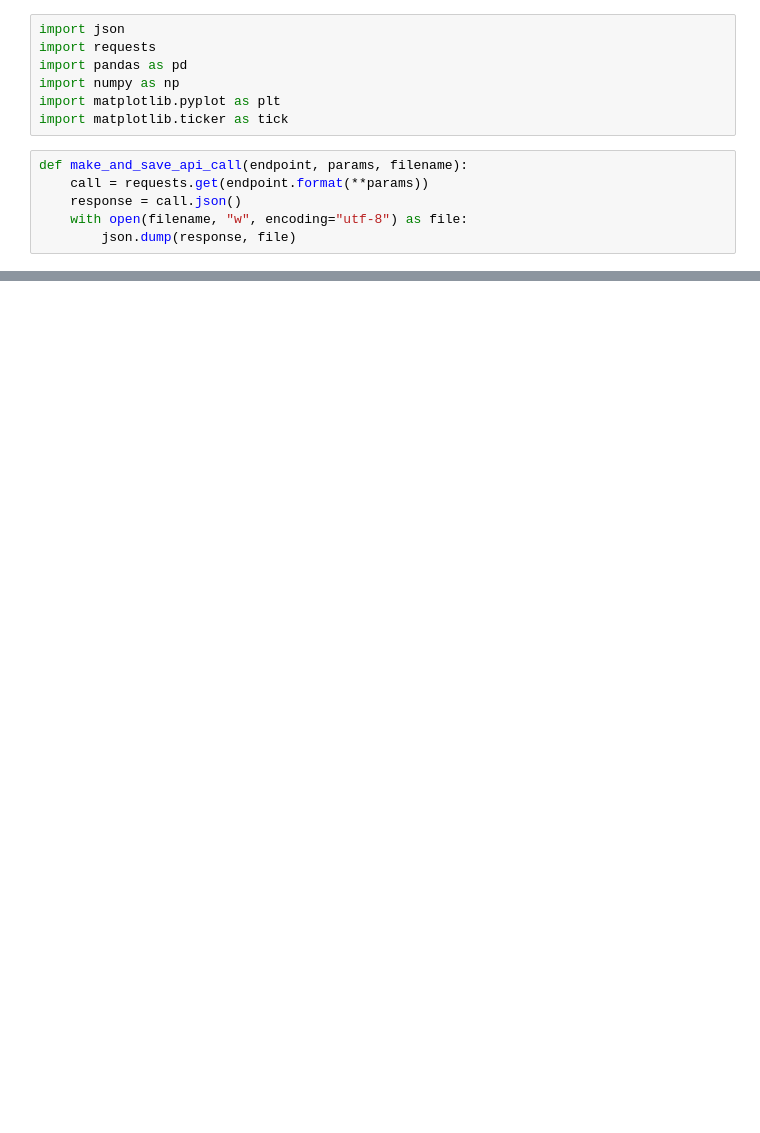
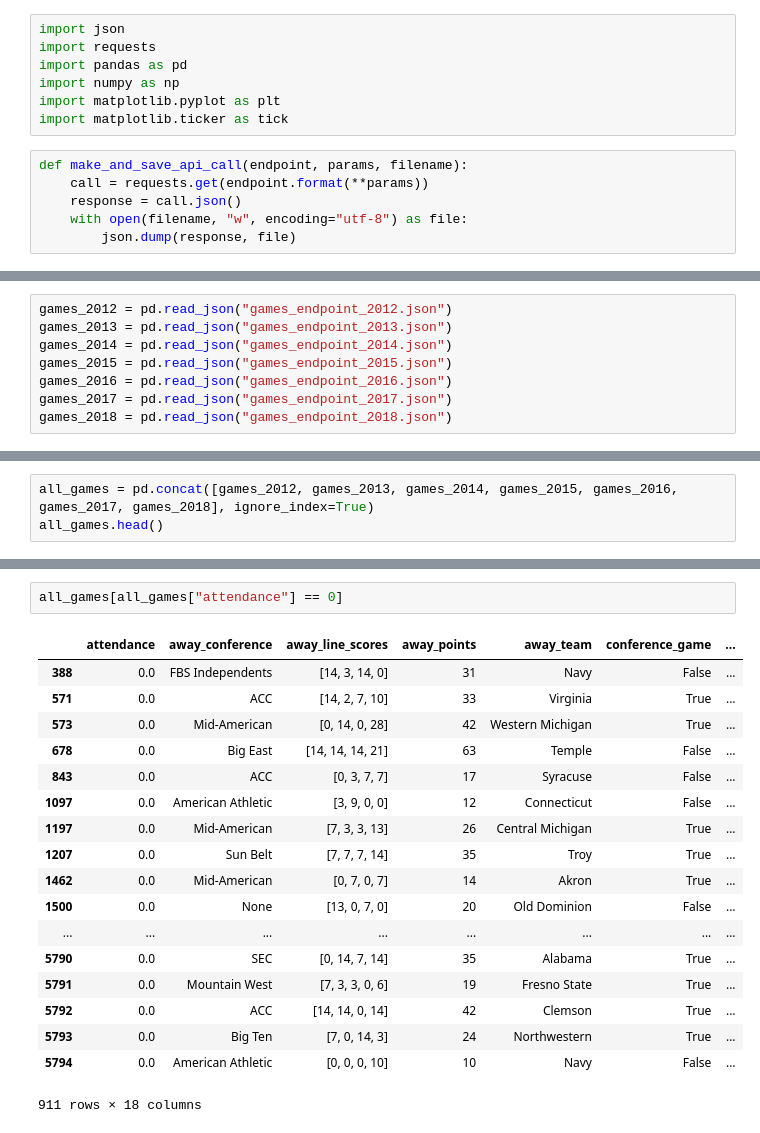
Before and after one commit to TaraWilson17/data512, a Jupyter notebook: final_project/data_collection.ipynb, the cells around one changed output, grey strips where cells are left out. Drawn from its saved outputs; the diff is of its cells as text; blank space fills up the shorter version.

```diff
--- a/final_project/data_collection.ipynb
+++ b/final_project/data_collection.ipynb
@@ -53,0 +26,8 @@ pageviews_mobile_app_df["pageview_mobile_views"] = count
+# %%
+games_2012 = pd.read_json("games_endpoint_2012.json")
+games_2013 = pd.read_json("games_endpoint_2013.json")
+games_2014 = pd.read_json("games_endpoint_2014.json")
+games_2015 = pd.read_json("games_endpoint_2015.json")
+games_2016 = pd.read_json("games_endpoint_2016.json")
+games_2017 = pd.read_json("games_endpoint_2017.json")
+games_2018 = pd.read_json("games_endpoint_2018.json")
@@ -53,0 +55,3 @@ pageviews_mobile_app_df["pageview_mobile_views"] = count
+# %%
+all_games = pd.concat([games_2012, games_2013, games_2014, games_2015, games_2016, games_2017, games_2018], ignore_index=True)
+all_games.head()
@@ -53,0 +65,21 @@ pageviews_mobile_app_df["pageview_mobile_views"] = count
+# %%
+all_games[all_games["attendance"] == 0]
+# %% [output]
+|  | attendance | away_conference | away_line_scores | away_points | away_team | conference_game | ... |
+| 388 | 0.0 | FBS Independents | [14, 3, 14, 0] | 31 | Navy | False | ... |
+| 571 | 0.0 | ACC | [14, 2, 7, 10] | 33 | Virginia | True | ... |
+| 573 | 0.0 | Mid-American | [0, 14, 0, 28] | 42 | Western Michigan | True | ... |
+| 678 | 0.0 | Big East | [14, 14, 14, 21] | 63 | Temple | False | ... |
+| 843 | 0.0 | ACC | [0, 3, 7, 7] | 17 | Syracuse | False | ... |
+| 1097 | 0.0 | American Athletic | [3, 9, 0, 0] | 12 | Connecticut | False | ... |
+| 1197 | 0.0 | Mid-American | [7, 3, 3, 13] | 26 | Central Michigan | True | ... |
+| 1207 | 0.0 | Sun Belt | [7, 7, 7, 14] | 35 | Troy | True | ... |
+| 1462 | 0.0 | Mid-American | [0, 7, 0, 7] | 14 | Akron | True | ... |
+| 1500 | 0.0 | None | [13, 0, 7, 0] | 20 | Old Dominion | False | ... |
+| ... | ... | ... | ... | ... | ... | ... | ... |
+| 5790 | 0.0 | SEC | [0, 14, 7, 14] | 35 | Alabama | True | ... |
+| 5791 | 0.0 | Mountain West | [7, 3, 3, 0, 6] | 19 | Fresno State | True | ... |
+| 5792 | 0.0 | ACC | [14, 14, 0, 14] | 42 | Clemson | True | ... |
+| 5793 | 0.0 | Big Ten | [7, 0, 14, 3] | 24 | Northwestern | True | ... |
+| 5794 | 0.0 | American Athletic | [0, 0, 0, 10] | 10 | Navy | False | ... |
+911 rows × 18 columns
```
Also changed, not shown: parts of 12 cells of this notebook.
